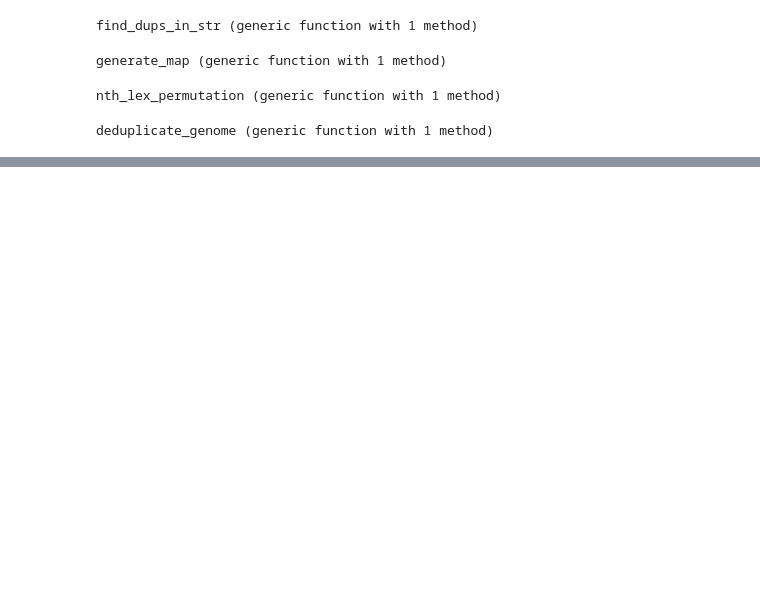
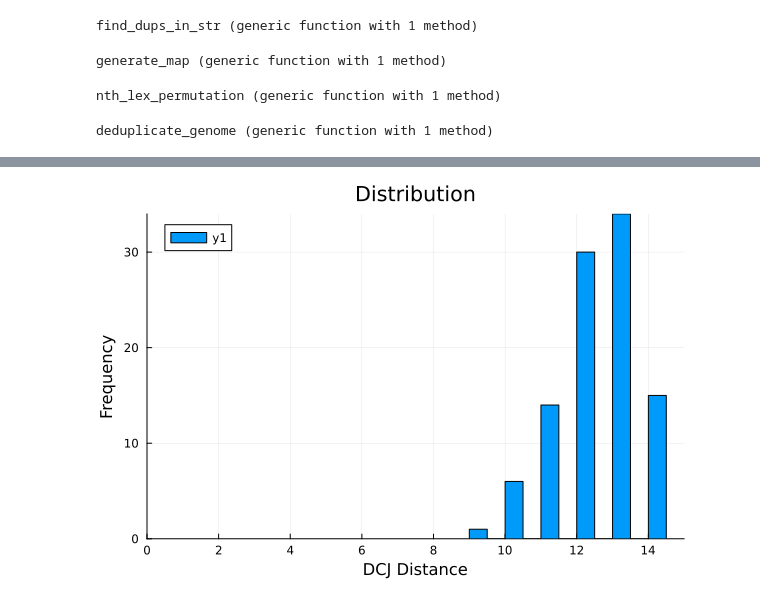
Before and after one commit to mliu31/dcj-heuristics, a Jupyter notebook: randommap.ipynb, the cells around one changed output, grey strips where cells are left out. Drawn from its saved outputs; the diff is of its cells as text; code cells hidden in the pictures; blank space fills up the shorter version.

Commit message:
made visual for dcj distance distribution

```diff
--- a/randommap.ipynb
+++ b/randommap.ipynb
@@ -190,7 +191,6 @@ function randommap(S::String, P::String, num_maps::Int, mode::String)
 
 
     ## GENERATE MAPS
-
     P_dupchar_to_multiplicity, P_num_dups = find_dups_in_str(P)
     S_dupchar_to_multiplicity, S_num_dups = find_dups_in_str(S)
 
@@ -205,9 +205,6 @@ function randommap(S::String, P::String, num_maps::Int, mode::String)
         println("target map")
         print(P_map, "\n")
     end
-
-
-
 
     S_M = Array{Array{Int}}(undef, num_maps)
 
@@ -257,13 +254,16 @@ function randommap(S::String, P::String, num_maps::Int, mode::String)
     end
 
     print("\ndcj distances ", dcj_dist_list)
-    #return shortest map iwth shortest dist between permutations
+    return dcj_dist_list
+    # return shortest map iwth shortest dist between permutations
 end
 
 
-src = "aabc"
-target = "abca"
+src = "aaAAaAbbbBbbccd"  # 6a, 6b, 2c, 1d
+target = "abcdabbaacbabab"
 num_maps = 100
 
-randommap(src, target, num_maps, "none")
+n = length(src)  # == length(target)
+
+dcj_dist_list = randommap(src, target, num_maps, "none")
 # %% [output]
@@ -273,0 +291,16 @@ dcj distances [0, 0, 2, 2, 2, 0, 2, 0, 0, 2, 0, 2, 2, 2, 0, 2, 2, 0, 0, 2, 0, 0,
+# %%
+
+# data = randn(1000)  # 1000 random values from a normal distribution
+data = dcj_dist_list
+
+max_value = n
+
+
+# Create a range for x-ticks from 0 to max_value with a step of 2
+xticks = 0:2:max_value
+
+
+# Create a histogram
+histogram(data, title="Distribution", xlabel="DCJ Distance", ylabel="Frequency",  xlims=(0, max_value), xticks=(xticks, xticks))
+# %% [output]
+[figure, added]
```
Also changed, not shown: parts of 2 cells of this notebook, 1 other file.
